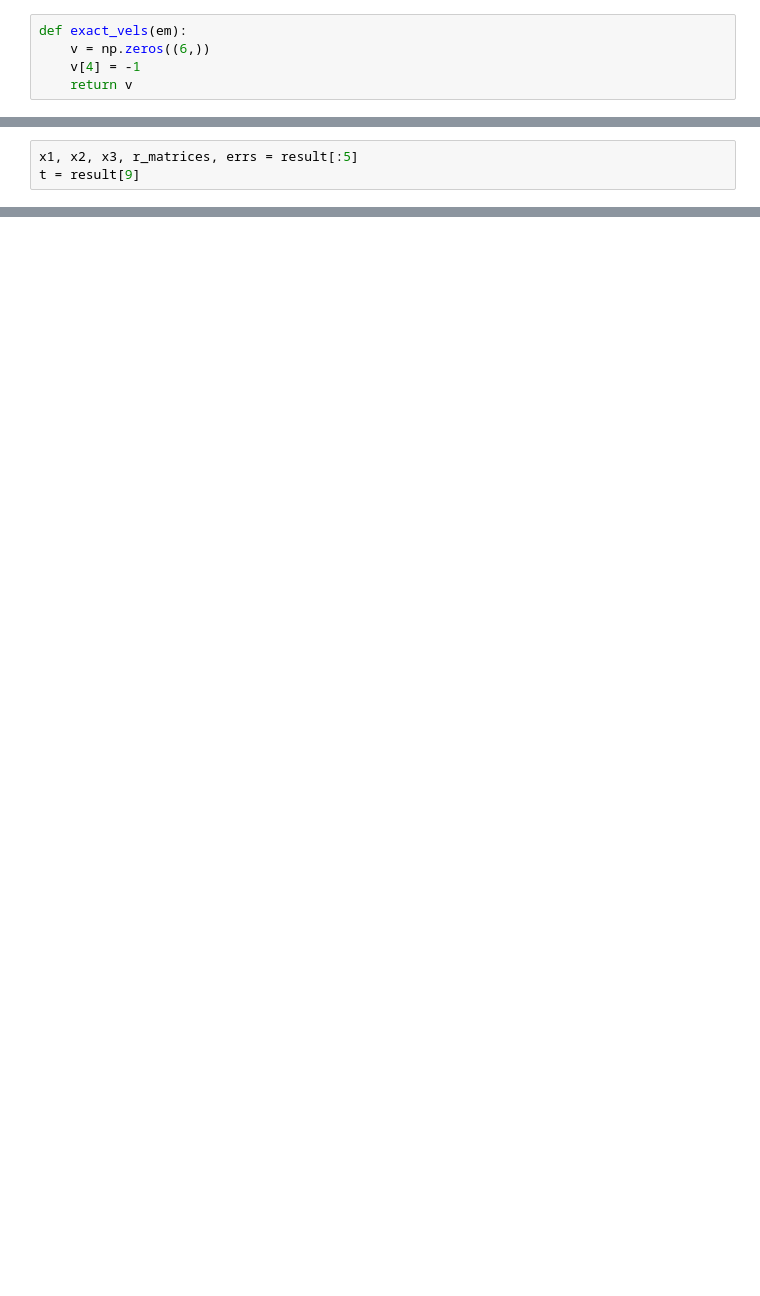
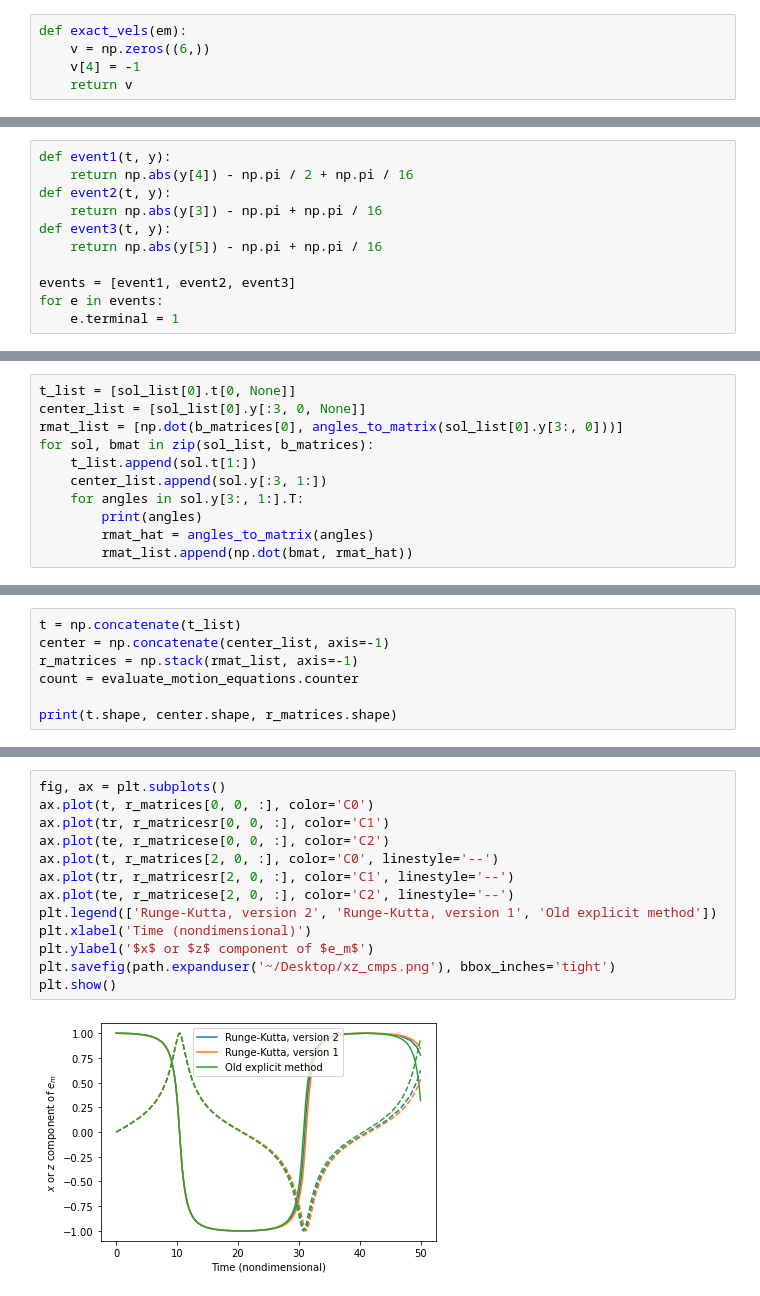
Before and after one commit to wandrewjam/thesis, a Jupyter notebook: reg_stokeslets/notebooks/radau_tester.ipynb, the cells around one changed output, grey strips where cells are left out. Drawn from its saved outputs; the diff is of its cells as text; blank space fills up the shorter version.

```diff
--- a/reg_stokeslets/notebooks/radau_tester.ipynb
+++ b/reg_stokeslets/notebooks/radau_tester.ipynb
@@ -27,3 +56,0 @@ result = integrate_motion(t_span, n_steps, init, exact_vels, n_nodes=n_nodes, or
-# %%
-x1, x2, x3, r_matrices, errs = result[:5]
-t = result[9]
@@ -38,0 +121,11 @@ plt.show()
+# %%
+def event1(t, y):
+    return np.abs(y[4]) - np.pi / 2 + np.pi / 16
+def event2(t, y):
+    return np.abs(y[3]) - np.pi + np.pi / 16
+def event3(t, y):
+    return np.abs(y[5]) - np.pi + np.pi / 16
+
+events = [event1, event2, event3]
+for e in events:
+    e.terminal = 1
@@ -38,0 +155,11 @@ plt.show()
+# %%
+t_list = [sol_list[0].t[0, None]]
+center_list = [sol_list[0].y[:3, 0, None]]
+rmat_list = [np.dot(b_matrices[0], angles_to_matrix(sol_list[0].y[3:, 0]))]
+for sol, bmat in zip(sol_list, b_matrices):
+    t_list.append(sol.t[1:])
+    center_list.append(sol.y[:3, 1:])
+    for angles in sol.y[3:, 1:].T:
+        print(angles)
+        rmat_hat = angles_to_matrix(angles)
+        rmat_list.append(np.dot(bmat, rmat_hat))
@@ -38,0 +188,7 @@ plt.show()
+# %%
+t = np.concatenate(t_list)
+center = np.concatenate(center_list, axis=-1)
+r_matrices = np.stack(rmat_list, axis=-1)
+count = evaluate_motion_equations.counter
+
+print(t.shape, center.shape, r_matrices.shape)
@@ -38,0 +201,15 @@ plt.show()
+# %%
+fig, ax = plt.subplots()
+ax.plot(t, r_matrices[0, 0, :], color='C0')
+ax.plot(tr, r_matricesr[0, 0, :], color='C1')
+ax.plot(te, r_matricese[0, 0, :], color='C2')
+ax.plot(t, r_matrices[2, 0, :], color='C0', linestyle='--')
+ax.plot(tr, r_matricesr[2, 0, :], color='C1', linestyle='--')
+ax.plot(te, r_matricese[2, 0, :], color='C2', linestyle='--')
+plt.legend(['Runge-Kutta, version 2', 'Runge-Kutta, version 1', 'Old explicit method'])
+plt.xlabel('Time (nondimensional)')
+plt.ylabel('$x$ or $z$ component of $e_m$')
+plt.savefig(path.expanduser('~/Desktop/xz_cmps.png'), bbox_inches='tight')
+plt.show()
+# %% [output]
+[figure, added]
```
Also changed, not shown: parts of 40 cells of this notebook, 1 other file.
